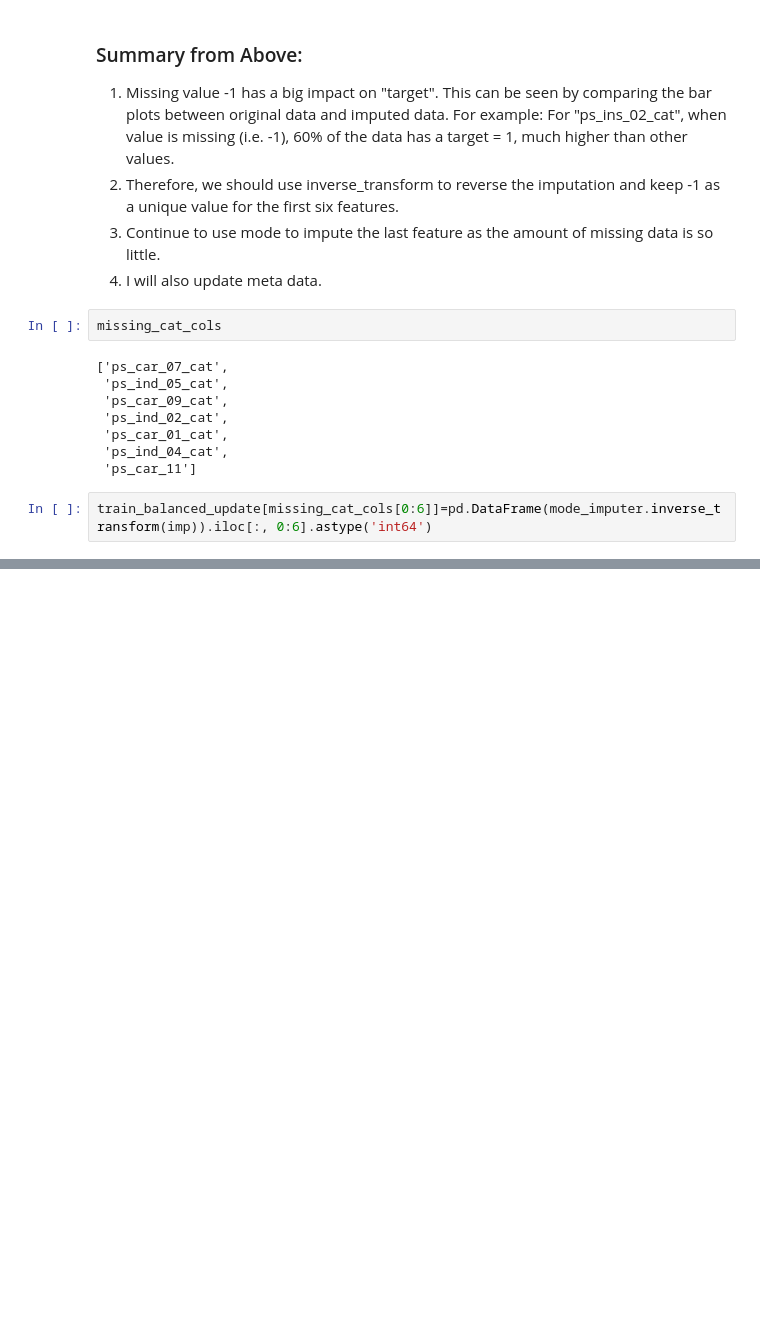
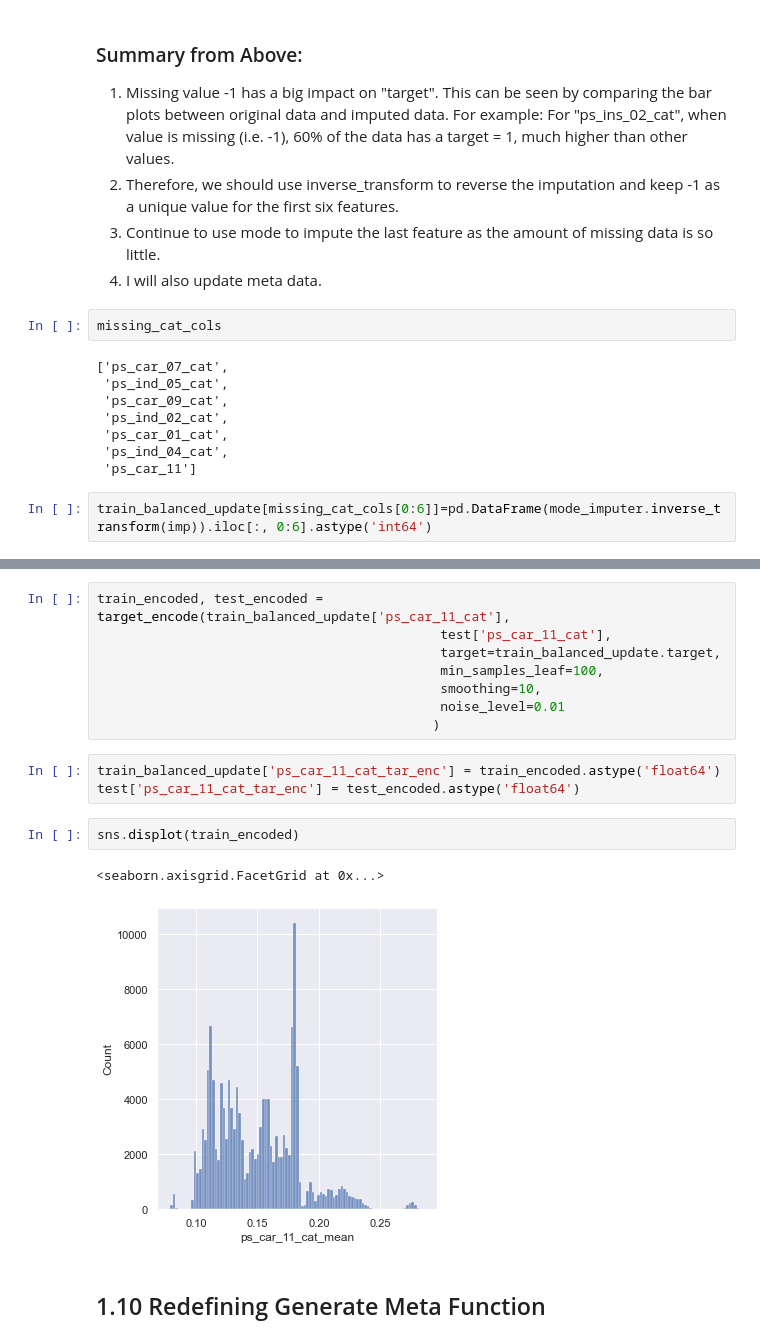
Before and after one commit to nichowu/Porto-Seguro-Safe-Driver-Prediction, a Jupyter notebook: porto-seguro-safe-driving-main.ipynb, the cells around one changed output, grey strips where cells are left out. Cells and saved outputs as stored; diff of their text form; blank space fills up the shorter version.

Commit message:
target encoding function

```diff
--- a/porto-seguro-safe-driving-main.ipynb
+++ b/porto-seguro-safe-driving-main.ipynb
@@ -984,0 +1139,18 @@ train_balanced_update[missing_cat_cols[0:6]]=pd.DataFrame(mode_imputer.inverse_t
+# %%
+train_encoded, test_encoded = target_encode(train_balanced_update['ps_car_11_cat'],
+                                            test['ps_car_11_cat'],
+                                            target=train_balanced_update.target,
+                                            min_samples_leaf=100,
+                                            smoothing=10,
+                                            noise_level=0.01
+                                           )
+# %%
+train_balanced_update['ps_car_11_cat_tar_enc'] = train_encoded.astype('float64')
+test['ps_car_11_cat_tar_enc'] = test_encoded.astype('float64')
+# %%
+sns.displot(train_encoded)
+# %% [output]
+<seaborn.axisgrid.FacetGrid at 0x...>
+[figure, added]
+# %% [markdown]
+## 1.10 Redefining Generate Meta Function
```
Also changed, not shown: parts of 16 cells of this notebook.
